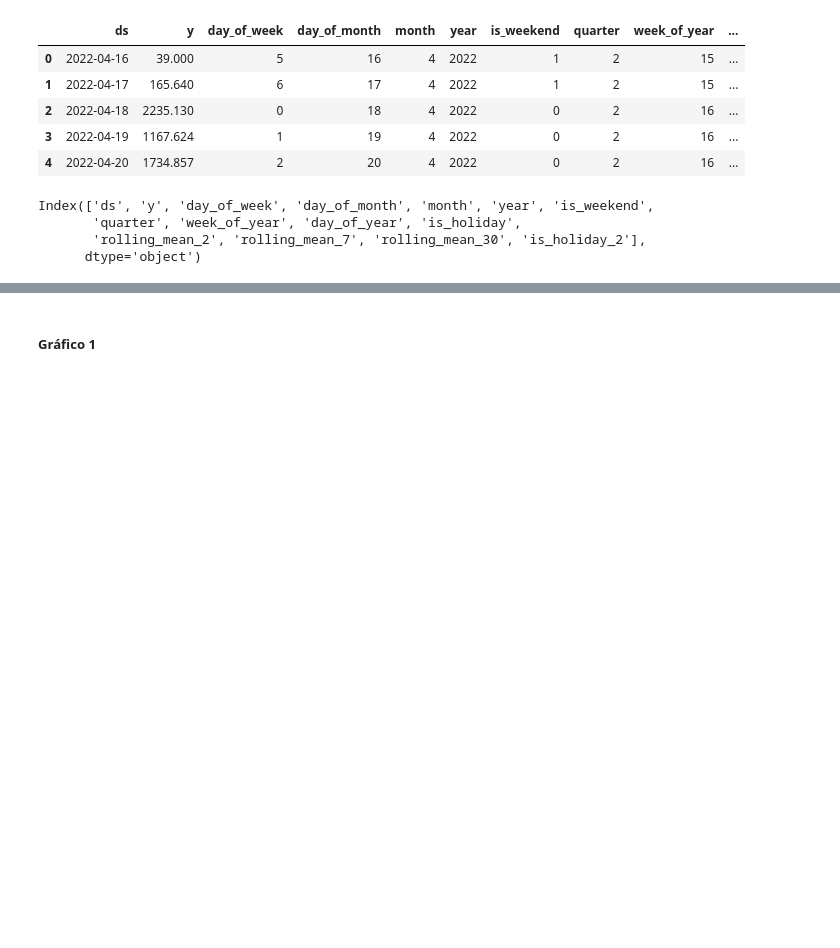
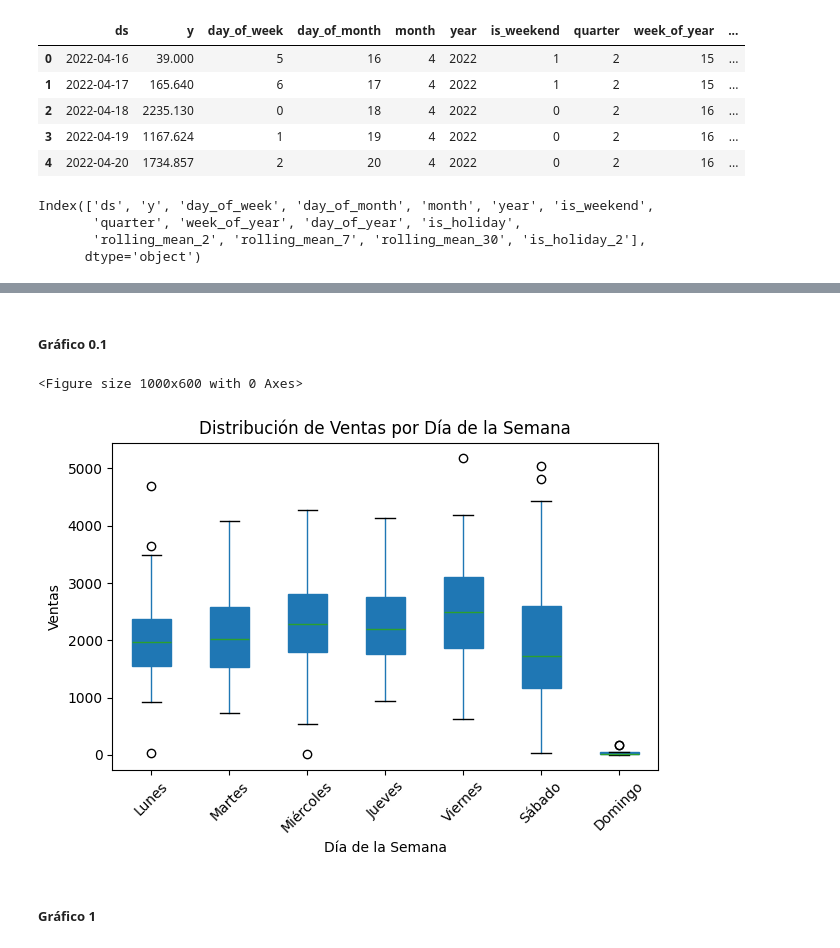
Before and after one commit to juanspadaro/forecasting_for_planning, a Jupyter notebook: EDA.ipynb, the cells around one changed output, grey strips where cells are left out. Cells and saved outputs as stored; diff of their text form; code cells hidden in the pictures; blank space fills up the shorter version.

```diff
--- a/EDA.ipynb
+++ b/EDA.ipynb
@@ -218,3 +244,34 @@ Index(['ds', 'y', 'day_of_week', 'day_of_month', 'month', 'year', 'is_weekend',
+# %% [markdown]
+##### Gráfico 0.1
+# %%
+import matplotlib.pyplot as plt
+
+# Crear un diccionario para mapear los números de los días de la semana a nombres
+dias_semana = {0: 'Lunes', 1: 'Martes', 2: 'Miércoles', 3: 'Jueves', 4: 'Viernes', 5: 'Sábado', 6: 'Domingo'}
+
+# Mapear los números de los días de la semana a nombres
+df['day_of_week_name'] = df['day_of_week'].map(dias_semana)
+
+# Crear el boxplot
+plt.figure(figsize=(10, 6))
+ax = df.boxplot(column='y', by='day_of_week', grid=False, patch_artist=True)
+
+# Mapear los números de los días de la semana a nombres en el eje x
+ax.set_xticklabels([dias_semana[i] for i in sorted(dias_semana.keys())])
+
+# Añadir títulos y etiquetas
+plt.title('Distribución de Ventas por Día de la Semana')
+plt.suptitle('')  # Eliminar el título automático de pandas
+plt.xlabel('Día de la Semana')
+plt.ylabel('Ventas')
+plt.xticks(rotation=45)
+plt.tight_layout()
+
+# Mostrar el gráfico
+plt.show()
+# %% [output]
+<Figure size 1000x600 with 0 Axes>
+[figure, added]
 # %% [markdown]
 ##### Gráfico 1
 # %%
```
Also changed, not shown: parts of 3 cells of this notebook.
